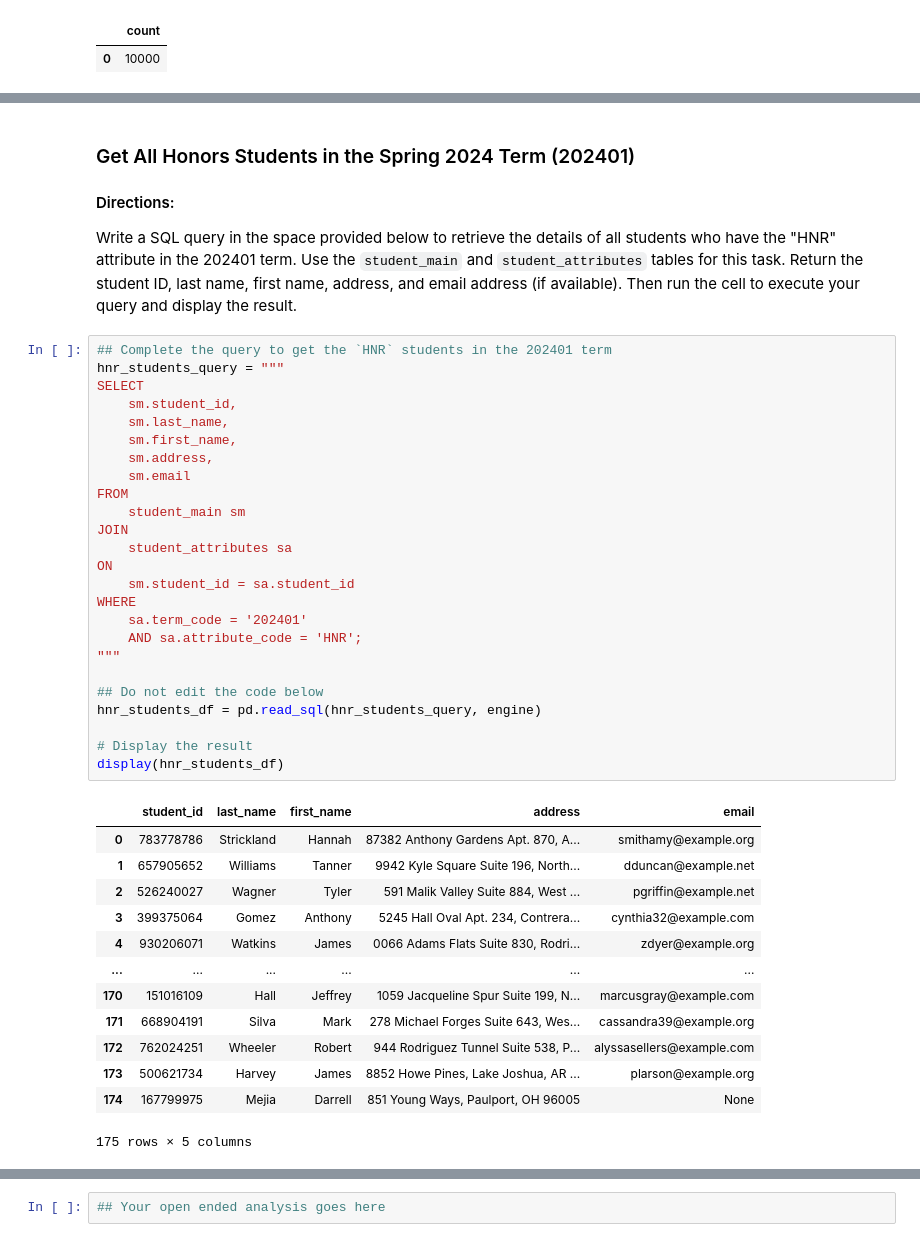
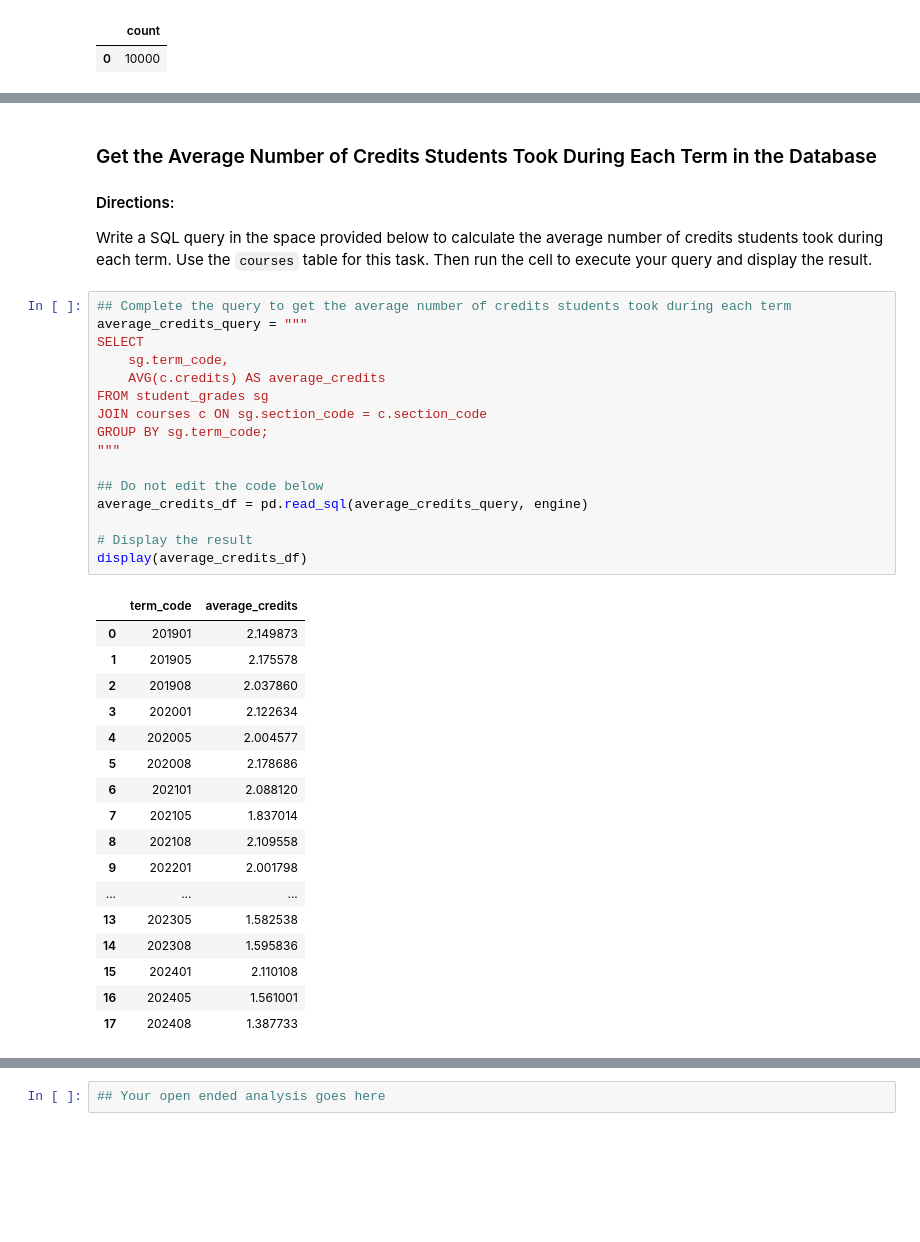
Before and after one commit to VarshithaGangula3/assessment, a Jupyter notebook: university_analysis_answers.ipynb, the cells around one changed output, grey strips where cells are left out. Cells and saved outputs as stored; diff of their text form; blank space fills up the shorter version.

```diff
--- a/university_analysis_answers.ipynb
+++ b/university_analysis_answers.ipynb
@@ -161,44 +207,39 @@ display(student_count_df)
 # %% [markdown]
-### Get All Honors Students in the Spring 2024 Term (202401)
+### Get the Average Number of Credits Students Took During Each Term in the Database
 
 #### Directions:
-Write a SQL query in the space provided below to retrieve the details of all students who have the "HNR" attribute in the 202401 term. Use the `student_main` and `student_attributes` tables for this task. Return the student ID, last name, first name, address, and email address (if available). Then run the cell to execute your query and display the result.
+Write a SQL query in the space provided below to calculate the average number of credits students took during each term. Use the `courses` table for this task. Then run the cell to execute your query and display the result.
 # %%
-## Complete the query to get the `HNR` students in the 202401 term
-hnr_students_query = """
+## Complete the query to get the average number of credits students took during each term
+average_credits_query = """
 SELECT
-    sm.student_id,
-    sm.last_name,
-    sm.first_name,
-    sm.address,
-    sm.email
-FROM
-    student_main sm
-JOIN
-    student_attributes sa
-ON
-    sm.student_id = sa.student_id
-WHERE
-    sa.term_code = '202401'
-    AND sa.attribute_code = 'HNR';
+    sg.term_code,
+    AVG(c.credits) AS average_credits
+FROM student_grades sg
+JOIN courses c ON sg.section_code = c.section_code
+GROUP BY sg.term_code;
 """
 
 ## Do not edit the code below
-hnr_students_df = pd.read_sql(hnr_students_query, engine)
+average_credits_df = pd.read_sql(average_credits_query, engine)
 
 # Display the result
-display(hnr_students_df)
+display(average_credits_df)
 # %% [output]
-|  | student_id | last_name | first_name | address | email |
-| 0 | 783778786 | Strickland | Hannah | 87382 Anthony Gardens Apt. 870, A... | smithamy@example.org |
-| 1 | 657905652 | Williams | Tanner | 9942 Kyle Square Suite 196, North... | dduncan@example.net |
-| 2 | 526240027 | Wagner | Tyler | 591 Malik Valley Suite 884, West ... | pgriffin@example.net |
-| 3 | 399375064 | Gomez | Anthony | 5245 Hall Oval Apt. 234, Contrera... | cynthia32@example.com |
-| 4 | 930206071 | Watkins | James | 0066 Adams Flats Suite 830, Rodri... | zdyer@example.org |
-| ... | ... | ... | ... | ... | ... |
-| 170 | 151016109 | Hall | Jeffrey | 1059 Jacqueline Spur Suite 199, N... | marcusgray@example.com |
-| 171 | 668904191 | Silva | Mark | 278 Michael Forges Suite 643, Wes... | cassandra39@example.org |
-| 172 | 762024251 | Wheeler | Robert | 944 Rodriguez Tunnel Suite 538, P... | alyssasellers@example.com |
-| 173 | 500621734 | Harvey | James | 8852 Howe Pines, Lake Joshua, AR ... | plarson@example.org |
-| 174 | 167799975 | Mejia | Darrell | 851 Young Ways, Paulport, OH 96005 | None |
+|  | term_code | average_credits |
+| 0 | 201901 | 2.149873 |
+| 1 | 201905 | 2.175578 |
+| 2 | 201908 | 2.037860 |
+| 3 | 202001 | 2.122634 |
+| 4 | 202005 | 2.004577 |
+| 5 | 202008 | 2.178686 |
+| 6 | 202101 | 2.088120 |
+| 7 | 202105 | 1.837014 |
+| 8 | 202108 | 2.109558 |
+| 9 | 202201 | 2.001798 |
+| ... | ... | ... |
+| 13 | 202305 | 1.582538 |
+| 14 | 202308 | 1.595836 |
+| 15 | 202401 | 2.110108 |
+| 16 | 202405 | 1.561001 |
+| 17 | 202408 | 1.387733 |
-175 rows × 5 columns
```
Also changed, not shown: parts of 15 cells of this notebook, 1 other file.
